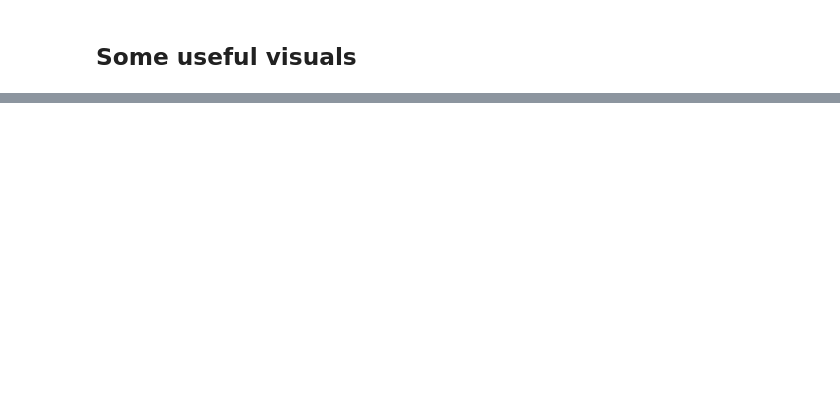
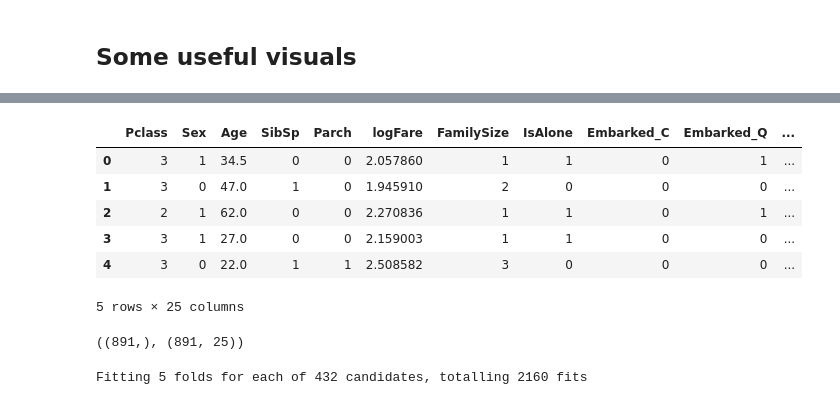
Before and after one commit to gabrielmaia7/titanic_kaggle, a Jupyter notebook: Titanic.ipynb, the cells around one changed output, grey strips where cells are left out. Cells and saved outputs as stored; diff of their text form; code cells hidden in the pictures; blank space fills up the shorter version.

```diff
--- a/Titanic.ipynb
+++ b/Titanic.ipynb
@@ -281,0 +303,10 @@ data_c.head(10)
+# %%
+data_val.head()
+# %% [output]
+|  | Pclass | Sex | Age | SibSp | Parch | logFare | FamilySize | IsAlone | Embarked_C | Embarked_Q | ... |
+| 0 | 3 | 1 | 34.5 | 0 | 0 | 2.057860 | 1 | 1 | 0 | 1 | ... |
+| 1 | 3 | 0 | 47.0 | 1 | 0 | 1.945910 | 2 | 0 | 0 | 0 | ... |
+| 2 | 2 | 1 | 62.0 | 0 | 0 | 2.270836 | 1 | 1 | 0 | 1 | ... |
+| 3 | 3 | 1 | 27.0 | 0 | 0 | 2.159003 | 1 | 1 | 0 | 0 | ... |
+| 4 | 3 | 0 | 22.0 | 1 | 1 | 2.508582 | 3 | 0 | 0 | 0 | ... |
+5 rows × 25 columns
@@ -281,0 +320,37 @@ data_c.head(10)
+# %%
+y = data_c['Survived'].values
+X = data_c.drop('Survived',axis=1).values
+y.shape,X.shape
+# %% [output]
+((891,), (891, 25))
+# %%
+RFC_parameter_grid = {'max_depth' : [4, 6, 8, 10],
+                 'n_estimators': [100, 50],
+                 'max_features' : ['sqrt', 'auto', 'log2'],
+                 'min_samples_split': [2, 3, 10],
+                 'min_samples_leaf': [1, 3, 10],
+                 'bootstrap': [True, False],}
+
+RFC_grid = GridS(RFC(),
+                    scoring='accuracy',
+                    param_grid=RFC_parameter_grid,
+                    cv=SKF(n_splits=5),
+                    verbose=1)
+
+RFC_grid.fit(X, y)
+
+RFC_params = RFC_grid.best_params_
+
+print('Best score: {}'.format(RFC_grid.best_score_))
+print('Best parameters: {}'.format(RFC_params))
+
+RFC_model = RFC(**RFC_params)
+RFC_model.fit(X,y)
+
+pred = RFC_grid.predict(data_val.values).astype(int)
+output = pd.DataFrame()
+output['PassengerId'] = test_ids.values
+output['Survived'] = pred
+output[['PassengerId','Survived']].to_csv('./RFC_prediction.csv', index=False)
+# %% [output]
+Fitting 5 folds for each of 432 candidates, totalling 2160 fits
```
Also changed, not shown: parts of 16 cells of this notebook, 1 other file.
